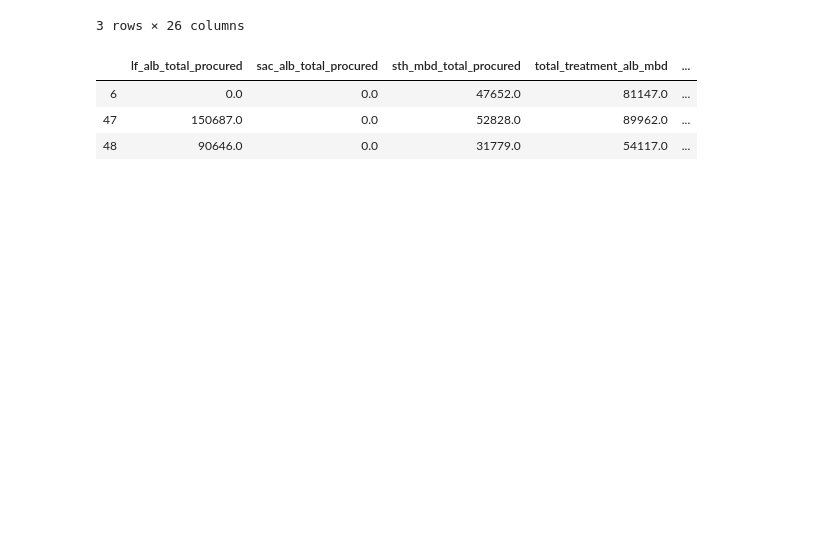
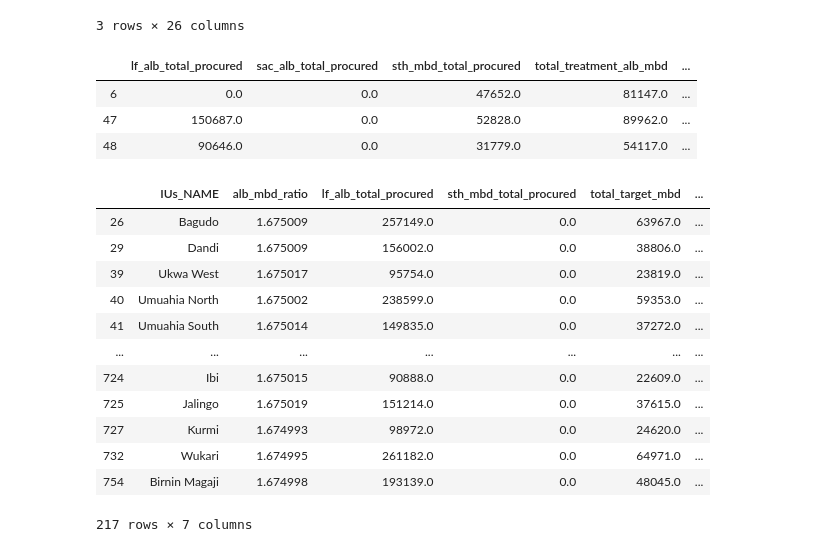
Before and after one commit to stm7631/AA-08-Washington-Data-Wizards, a Jupyter notebook: Code/Reading and Plotting Nigeria Data.ipynb, the cells around one changed output. Saved outputs shown, nothing was run; the diff lists cells and outputs as text; code cells hidden in the pictures; blank space fills up the shorter version.

```diff
--- a/Code/Reading and Plotting Nigeria Data.ipynb
+++ b/Code/Reading and Plotting Nigeria Data.ipynb
@@ -125,6 +134,23 @@ merged[merged.sth_mbd_total_procured != 0].loc[:,['lf_alb_total_procured', 'sac_
 | 6 | 0.0 | 0.0 | 47652.0 | 81147.0 | ... |
 | 47 | 150687.0 | 0.0 | 52828.0 | 89962.0 | ... |
 | 48 | 90646.0 | 0.0 | 31779.0 | 54117.0 | ... |
+# %%
+#merged.loc[(merged.sth_mbd_total_procured == 0) & (merged.total_target_mbd != 0), ['mbd_ratio']] = merged.total_target_mbd * -1 / 100000
+merged.loc[(merged.sth_mbd_total_procured == 0) & (merged.total_target_mbd != 0), ['IUs_NAME', 'alb_mbd_ratio', 'lf_alb_total_procured', 'sth_mbd_total_procured', 'total_target_mbd', 'total_treatment_alb_mbd', 'mbd_ratio']]
+# %% [output]
+|  | IUs_NAME | alb_mbd_ratio | lf_alb_total_procured | sth_mbd_total_procured | total_target_mbd | ... |
+| 26 | Bagudo | 1.675009 | 257149.0 | 0.0 | 63967.0 | ... |
+| 29 | Dandi | 1.675009 | 156002.0 | 0.0 | 38806.0 | ... |
+| 39 | Ukwa West | 1.675017 | 95754.0 | 0.0 | 23819.0 | ... |
+| 40 | Umuahia North | 1.675002 | 238599.0 | 0.0 | 59353.0 | ... |
+| 41 | Umuahia South | 1.675014 | 149835.0 | 0.0 | 37272.0 | ... |
+| ... | ... | ... | ... | ... | ... | ... |
+| 724 | Ibi | 1.675015 | 90888.0 | 0.0 | 22609.0 | ... |
+| 725 | Jalingo | 1.675019 | 151214.0 | 0.0 | 37615.0 | ... |
+| 727 | Kurmi | 1.674993 | 98972.0 | 0.0 | 24620.0 | ... |
+| 732 | Wukari | 1.674995 | 261182.0 | 0.0 | 64971.0 | ... |
+| 754 | Birnin Magaji | 1.674998 | 193139.0 | 0.0 | 48045.0 | ... |
+217 rows × 7 columns
 # %%
 # creating a plot
 # any white space is probably a null value, meaning either no data, or something is wrong the data cleaning I did
```
Also changed, not shown: parts of 9 cells of this notebook, 1 other file.
